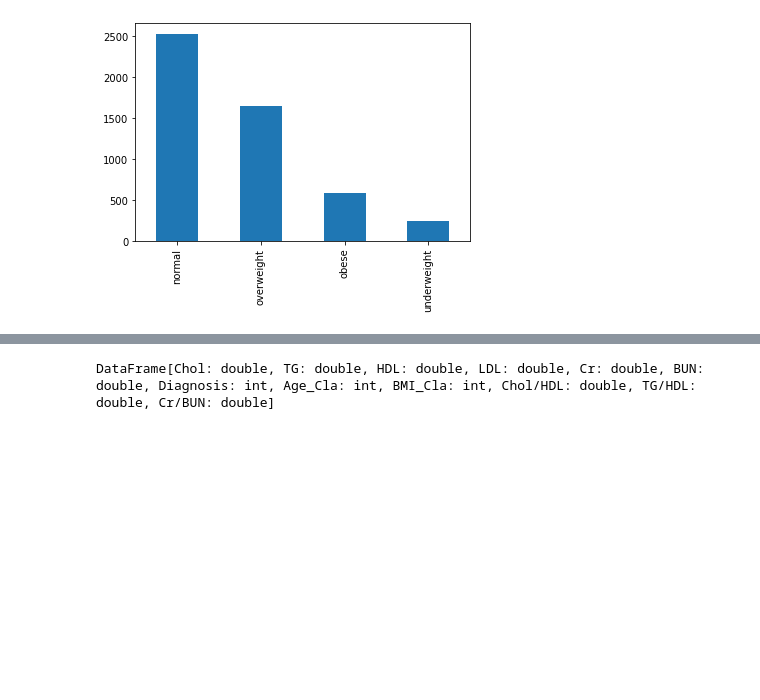
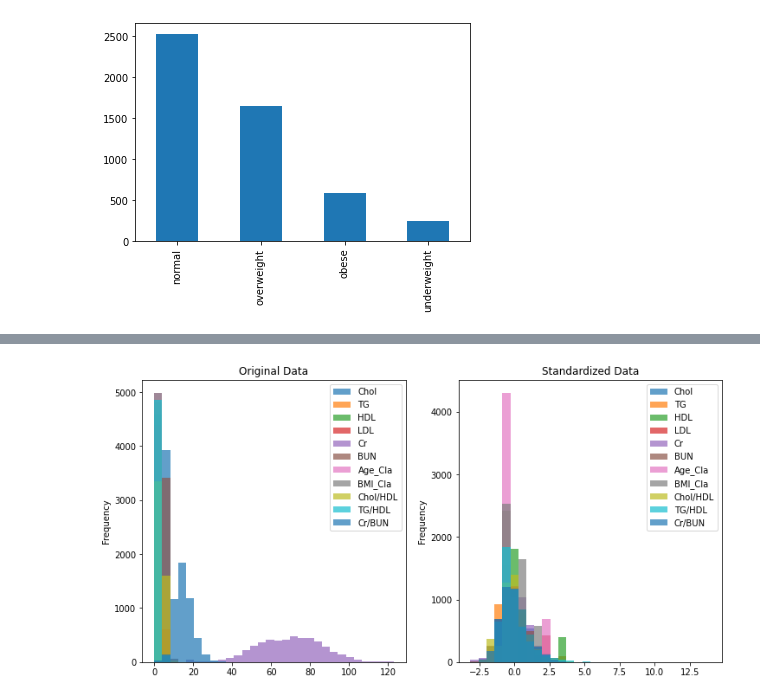
Before and after one commit to shengguima/Iteration-4, a Jupyter notebook: Assignment 4.ipynb, the cells around one changed output, grey strips where cells are left out. Saved outputs shown, nothing was run; the diff lists cells and outputs as text; code cells hidden in the pictures; blank space fills up the shorter version.

```diff
--- a/Assignment 4.ipynb
+++ b/Assignment 4.ipynb
@@ -555,6 +553,39 @@ df.show()
 +----+----+----+---+---+---+----+---+---------+-------+-------+------------------+------------------+------------------+
 only showing top 20 rows
 # %%
-df.drop("Age", "BMI")
+#Discard redundant attributes
+df = df.drop("Age", "BMI")
-# %% [output]
-DataFrame[Chol: double, TG: double, HDL: double, LDL: double, Cr: double, BUN: double, Diagnosis: int, Age_Cla: int, BMI_Cla: int, Chol/HDL: double, TG/HDL: double, Cr/BUN: double]
+# %%
+#Normalization
+feature_columns = df.drop("Diagnosis").toPandas().columns.tolist()
+
+assembler = VectorAssembler(inputCols=feature_columns, outputCol="features")
+df_assembled = assembler.transform(df.drop("Diagnosis"))
+
+scaler = StandardScaler(inputCol="features", outputCol="scaled_features", withMean=True, withStd=True)
+scaler_model = scaler.fit(df_assembled)
+df_scaled = scaler_model.transform(df_assembled)
+df_pca_scaled = df_scaled
+
+def vector_to_array(vector):
+    return vector.toArray().tolist()
+
+vector_to_array_udf = udf(vector_to_array, ArrayType(DoubleType()))
+
+df_scaled = df_scaled.withColumn("scaled_features_array", vector_to_array_udf(col("scaled_features")))
+
+for i, col_name in enumerate(feature_columns):
+    df_scaled = df_scaled.withColumn(col_name, col("scaled_features_array")[i])
+
+df_scaled = df_scaled.select(feature_columns)
+
+df_final = df_scaled.toPandas()
+# %%
+#Visulise the result of normalization
+fig, ax = plt.subplots(1, 2, figsize=(12, 6))
+
+df.drop("Diagnosis").toPandas().plot(kind='hist', ax=ax[0], bins=30, title='Original Data', alpha=0.7)
+df_final.plot(kind='hist', ax=ax[1], bins=30, title='Standardized Data', alpha=0.7)
+plt.show()
+# %% [output]
+[figure, added]
```
Also changed, not shown: parts of 19 cells of this notebook.
